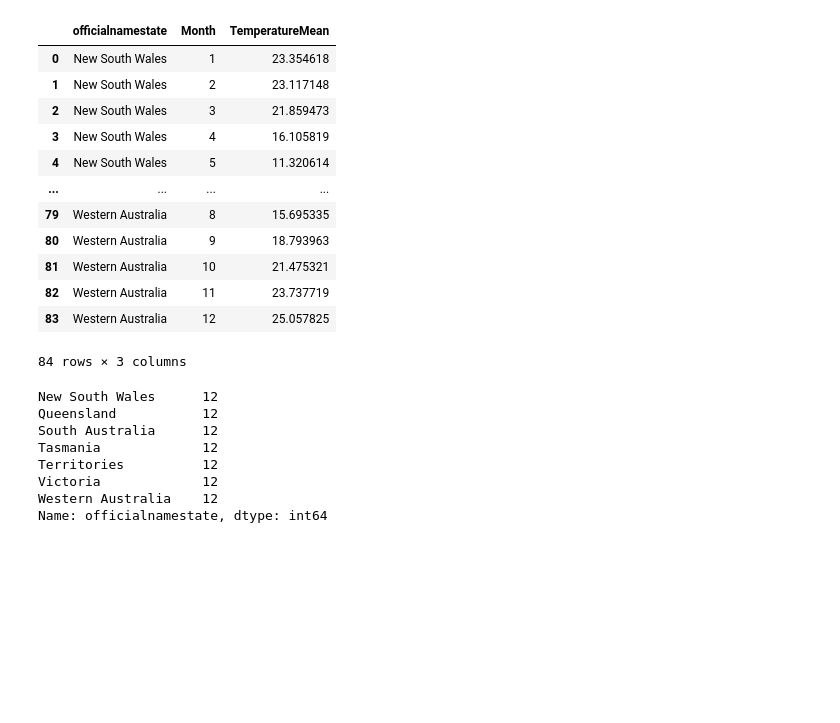
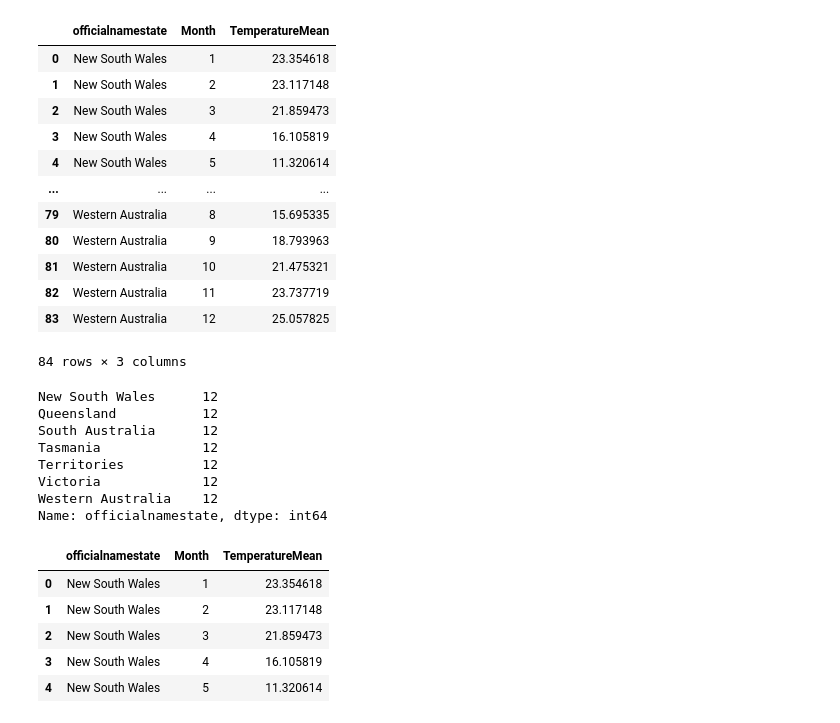
Before and after one commit to danielliu2707/AusClimate, a Jupyter notebook: notebooks/temperature_streamgraph.ipynb, the cells around one changed output. Drawn from its saved outputs; the diff is of its cells as text; code cells hidden in the pictures; blank space fills up the shorter version.

```diff
--- a/notebooks/temperature_streamgraph.ipynb
+++ b/notebooks/temperature_streamgraph.ipynb
@@ -96,3 +97,13 @@ Territories          12
 Victoria             12
 Western Australia    12
 Name: officialnamestate, dtype: int64
+# %%
+state_temp = pd.read_csv("../data/state_temp.csv", index_col=0)
+state_temp.head()
+# %% [output]
+|  | officialnamestate | Month | TemperatureMean |
+| 0 | New South Wales | 1 | 23.354618 |
+| 1 | New South Wales | 2 | 23.117148 |
+| 2 | New South Wales | 3 | 21.859473 |
+| 3 | New South Wales | 4 | 16.105819 |
+| 4 | New South Wales | 5 | 11.320614 |
```
Also changed, not shown: parts of 4 cells of this notebook, 3 other files.
